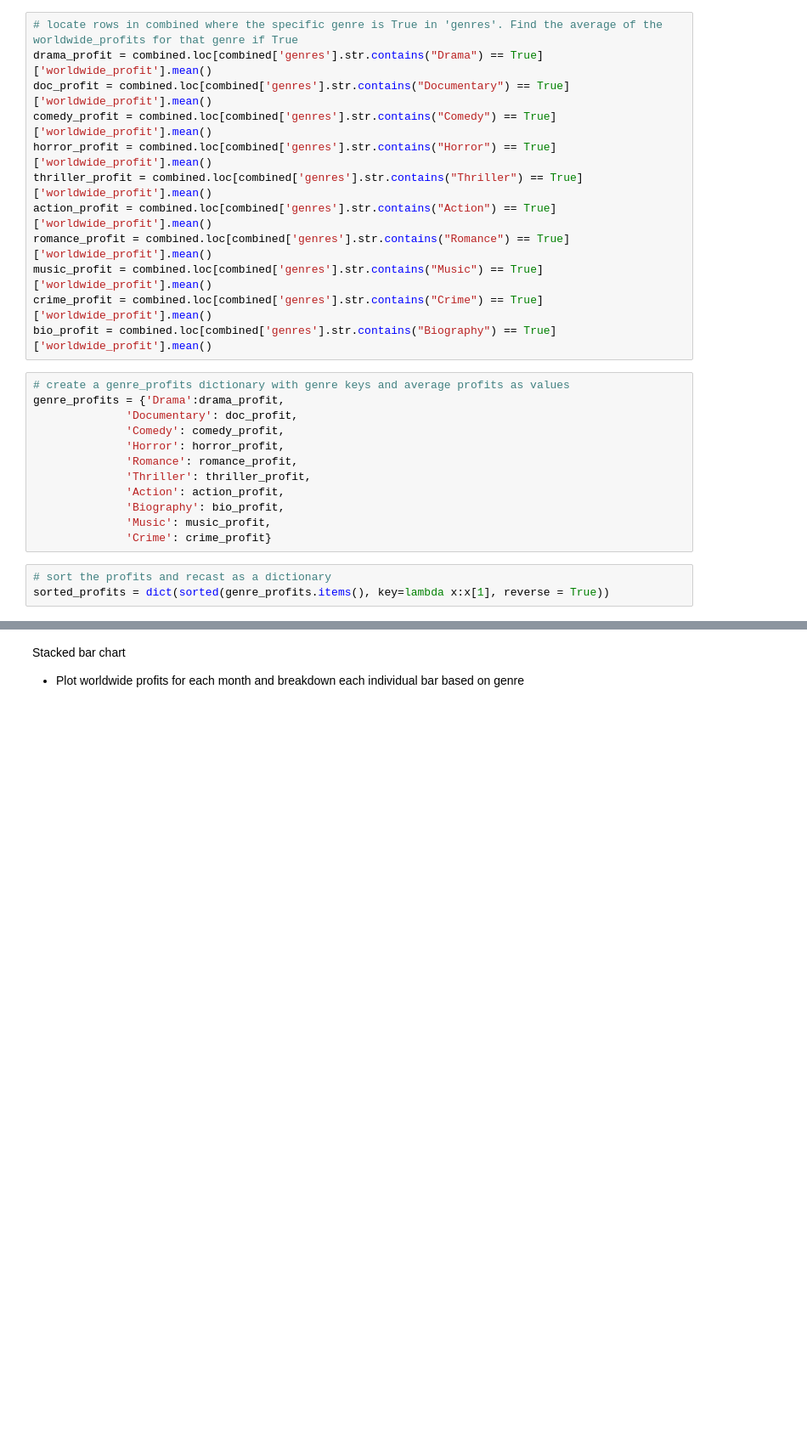
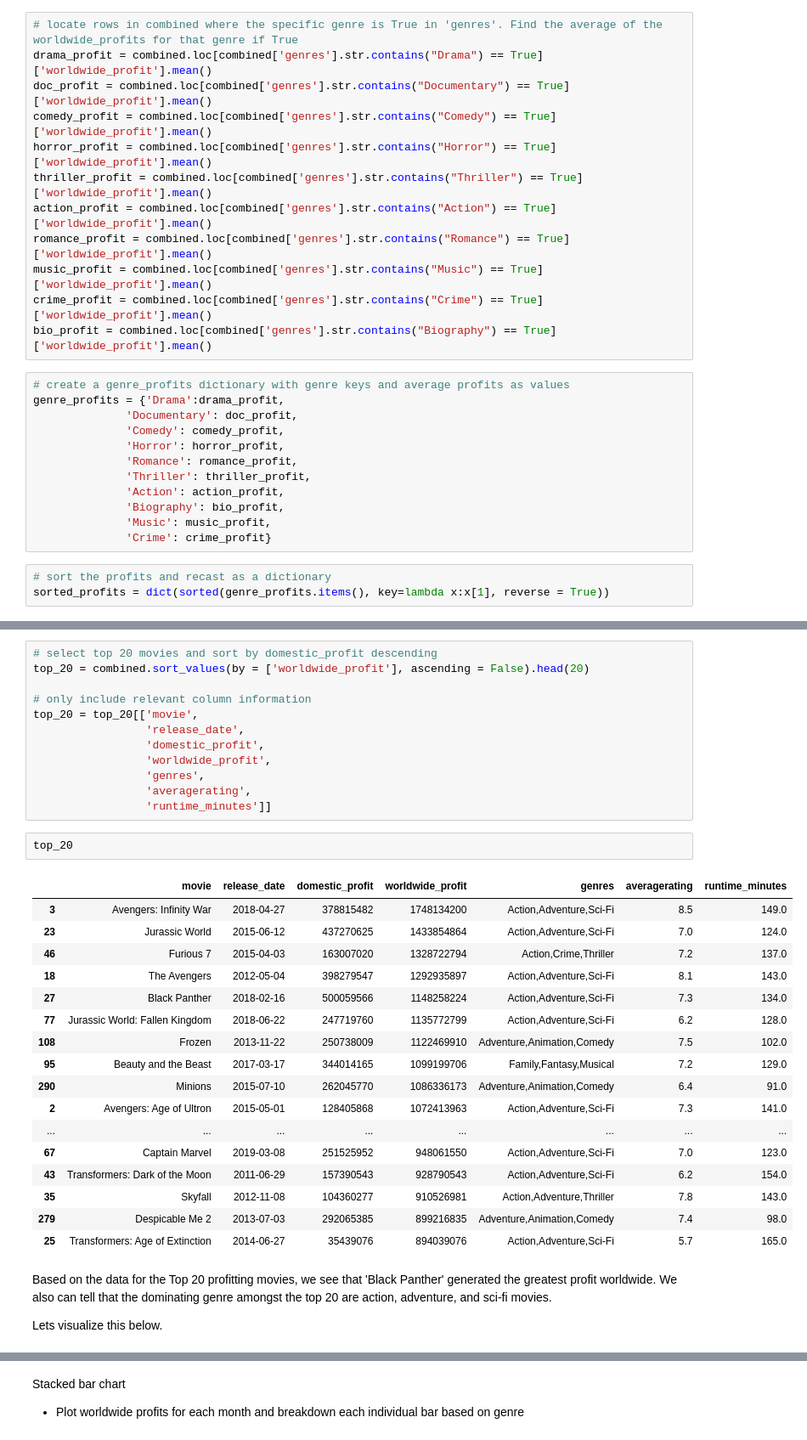
Before and after one commit to eric8395/Movie-EDA, a Jupyter notebook: Project 1 - Movie EDA.ipynb, the cells around one changed output, grey strips where cells are left out. Shown at 85% size. Drawn from its saved outputs; the diff is of its cells as text; blank space fills up the shorter version.

```diff
--- a/Project 1 - Movie EDA.ipynb
+++ b/Project 1 - Movie EDA.ipynb
@@ -1050,0 +1070,36 @@ plt.show()
+# %%
+# select top 20 movies and sort by domestic_profit descending
+top_20 = combined.sort_values(by = ['worldwide_profit'], ascending = False).head(20)
+
+# only include relevant column information
+top_20 = top_20[['movie',
+                 'release_date',
+                 'domestic_profit',
+                 'worldwide_profit',
+                 'genres',
+                 'averagerating',
+                 'runtime_minutes']]
+# %%
+top_20
+# %% [output]
+|  | movie | release_date | domestic_profit | worldwide_profit | genres | averagerating | runtime_minutes |
+| 3 | Avengers: Infinity War | 2018-04-27 | 378815482 | 1748134200 | Action,Adventure,Sci-Fi | 8.5 | 149.0 |
+| 23 | Jurassic World | 2015-06-12 | 437270625 | 1433854864 | Action,Adventure,Sci-Fi | 7.0 | 124.0 |
+| 46 | Furious 7 | 2015-04-03 | 163007020 | 1328722794 | Action,Crime,Thriller | 7.2 | 137.0 |
+| 18 | The Avengers | 2012-05-04 | 398279547 | 1292935897 | Action,Adventure,Sci-Fi | 8.1 | 143.0 |
+| 27 | Black Panther | 2018-02-16 | 500059566 | 1148258224 | Action,Adventure,Sci-Fi | 7.3 | 134.0 |
+| 77 | Jurassic World: Fallen Kingdom | 2018-06-22 | 247719760 | 1135772799 | Action,Adventure,Sci-Fi | 6.2 | 128.0 |
+| 108 | Frozen | 2013-11-22 | 250738009 | 1122469910 | Adventure,Animation,Comedy | 7.5 | 102.0 |
+| 95 | Beauty and the Beast | 2017-03-17 | 344014165 | 1099199706 | Family,Fantasy,Musical | 7.2 | 129.0 |
+| 290 | Minions | 2015-07-10 | 262045770 | 1086336173 | Adventure,Animation,Comedy | 6.4 | 91.0 |
+| 2 | Avengers: Age of Ultron | 2015-05-01 | 128405868 | 1072413963 | Action,Adventure,Sci-Fi | 7.3 | 141.0 |
+| ... | ... | ... | ... | ... | ... | ... | ... |
+| 67 | Captain Marvel | 2019-03-08 | 251525952 | 948061550 | Action,Adventure,Sci-Fi | 7.0 | 123.0 |
+| 43 | Transformers: Dark of the Moon | 2011-06-29 | 157390543 | 928790543 | Action,Adventure,Sci-Fi | 6.2 | 154.0 |
+| 35 | Skyfall | 2012-11-08 | 104360277 | 910526981 | Action,Adventure,Thriller | 7.8 | 143.0 |
+| 279 | Despicable Me 2 | 2013-07-03 | 292065385 | 899216835 | Adventure,Animation,Comedy | 7.4 | 98.0 |
+| 25 | Transformers: Age of Extinction | 2014-06-27 | 35439076 | 894039076 | Action,Adventure,Sci-Fi | 5.7 | 165.0 |
+# %% [markdown]
+Based on the data for the Top 20 profitting movies, we see that 'Black Panther' generated the greatest profit worldwide. We also can tell that the dominating genre amongst the top 20 are action, adventure, and sci-fi movies.
+
+Lets visualize this below.
```
Also changed, not shown: parts of 12 cells of this notebook, 11 other files.
